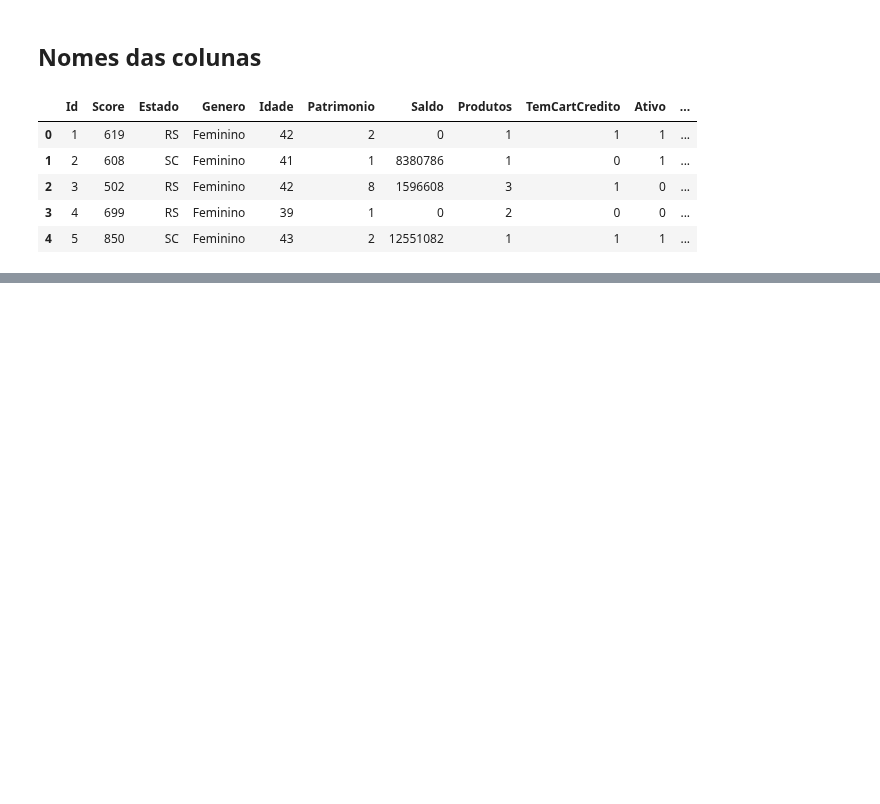
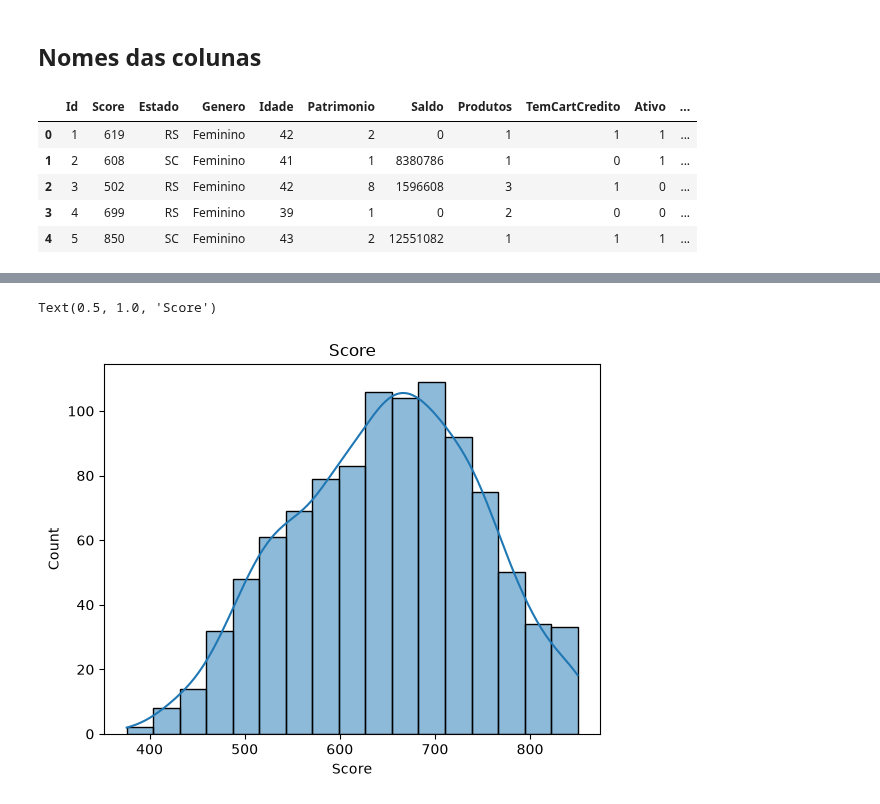
Before and after one commit to DeSouzaSR/formacao_cientista_de_dados, a Jupyter notebook: secao10/preparacao.ipynb, the cells around one changed output, grey strips where cells are left out. Drawn from its saved outputs; the diff is of its cells as text; code cells hidden in the pictures; blank space fills up the shorter version.

```diff
--- a/secao10/preparacao.ipynb
+++ b/secao10/preparacao.ipynb
@@ -37,0 +93,5 @@ dataset.head()
+# %%
+sns.histplot(dataset['Score'], kde='True').set_title('Score')
+# %% [output]
+Text(0.5, 1.0, 'Score')
+[figure, added]
```
Also changed, not shown: parts of 22 cells of this notebook.
